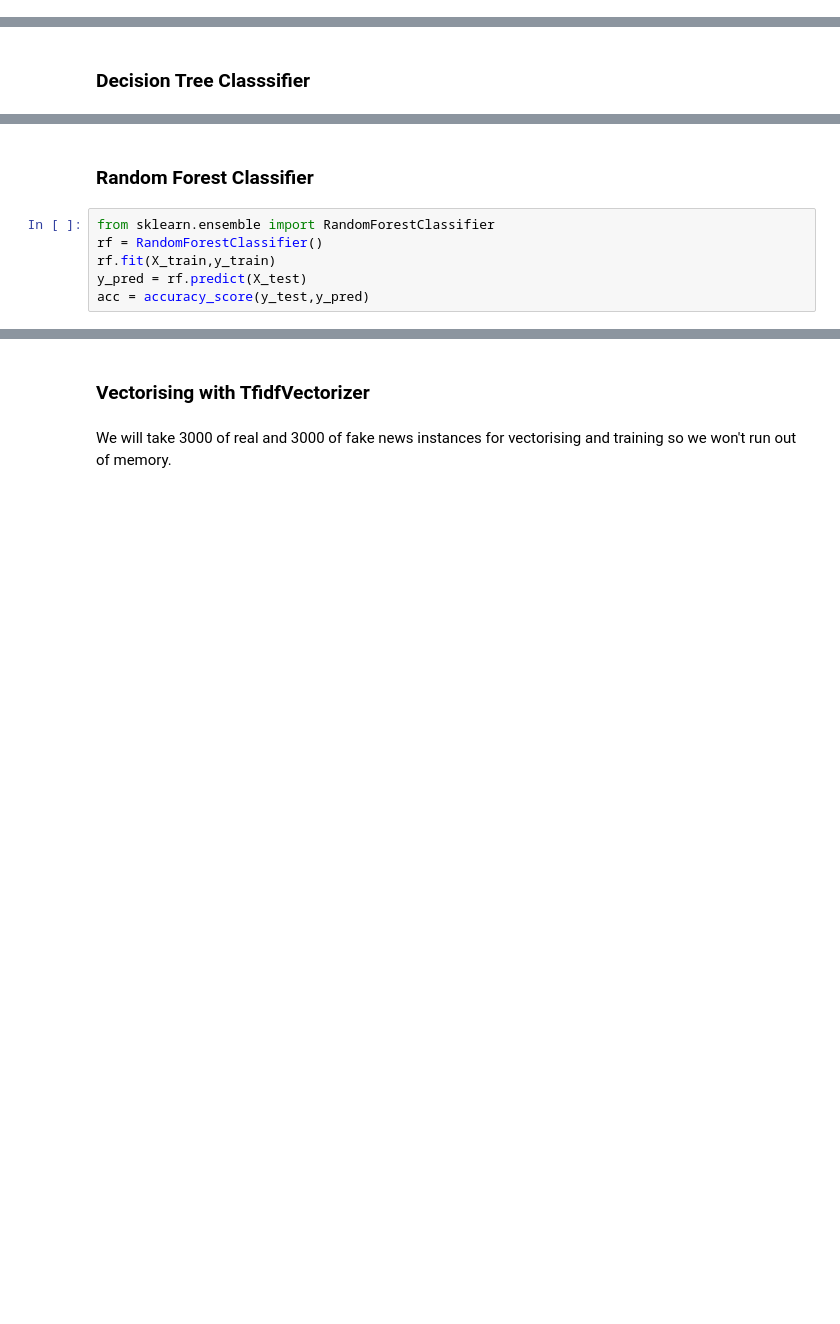
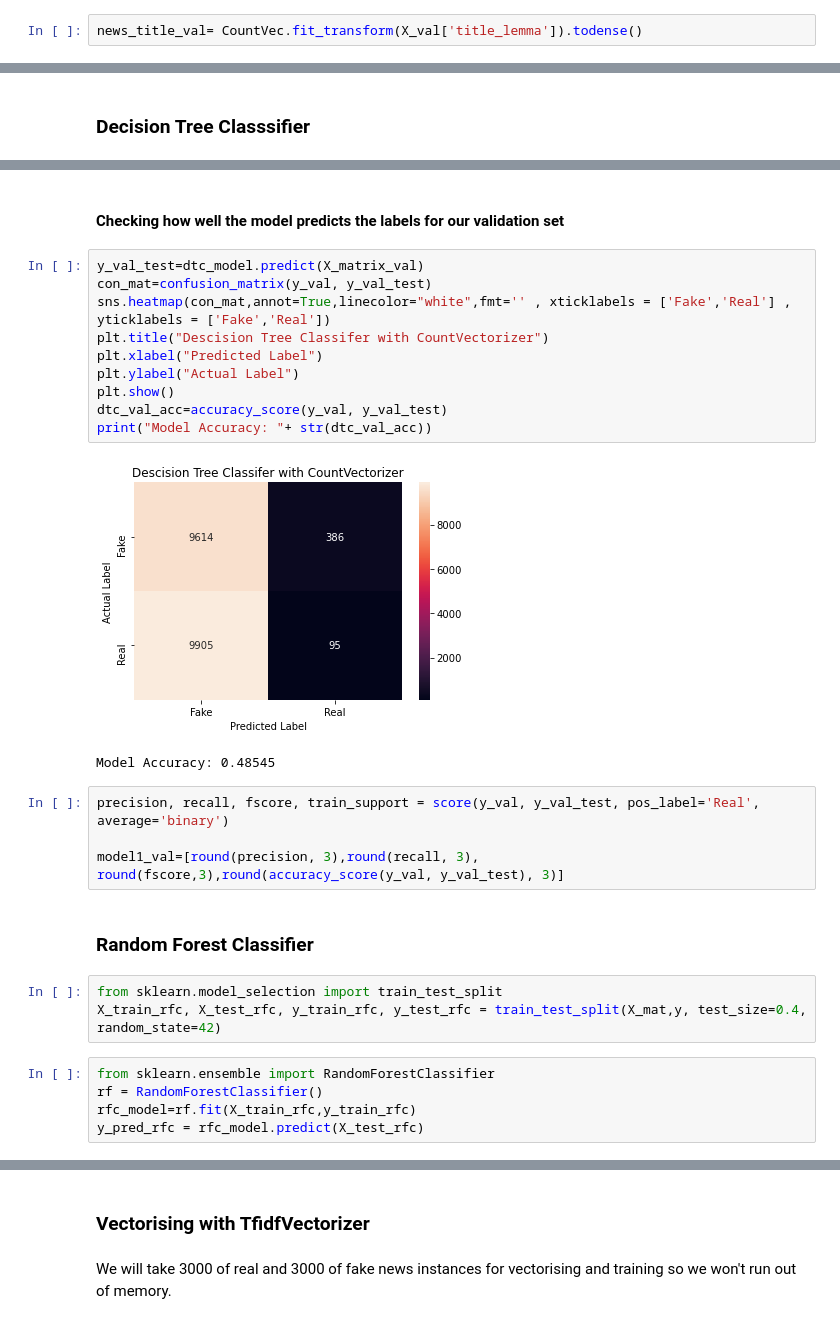
Before and after one commit to carolinlyybek/ids_fakenews, a Jupyter notebook: Project D23 KAGGLE-FAKE NEWS DETECTION.ipynb, the cells around one changed output, grey strips where cells are left out. Drawn from its saved outputs; the diff is of its cells as text; blank space fills up the shorter version.

```diff
--- a/Project D23 KAGGLE-FAKE NEWS DETECTION.ipynb
+++ b/Project D23 KAGGLE-FAKE NEWS DETECTION.ipynb
@@ -338 +360,3 @@ News_title
+# %%
+news_title_val= CountVec.fit_transform(X_val['title_lemma']).todense()
 # %% [markdown]
@@ -366,9 +418,30 @@ accuracy_score(y_test, y_pred)
+# %% [markdown]
+#### Checking how well the model predicts the labels for our validation set
+# %%
+y_val_test=dtc_model.predict(X_matrix_val)
+con_mat=confusion_matrix(y_val, y_val_test)
+sns.heatmap(con_mat,annot=True,linecolor="white",fmt='' , xticklabels = ['Fake','Real'] , yticklabels = ['Fake','Real'])
+plt.title("Descision Tree Classifer with CountVectorizer")
+plt.xlabel("Predicted Label")
+plt.ylabel("Actual Label")
+plt.show()
+dtc_val_acc=accuracy_score(y_val, y_val_test)
+print("Model Accuracy: "+ str(dtc_val_acc))
+# %% [output]
+[figure, added]
+Model Accuracy: 0.48545
+# %%
+precision, recall, fscore, train_support = score(y_val, y_val_test, pos_label='Real', average='binary')
+
+model1_val=[round(precision, 3),round(recall, 3), round(fscore,3),round(accuracy_score(y_val, y_val_test), 3)]
 # %% [markdown]
 ### Random Forest Classifier
+# %%
+from sklearn.model_selection import train_test_split
+X_train_rfc, X_test_rfc, y_train_rfc, y_test_rfc = train_test_split(X_mat,y, test_size=0.4, random_state=42)
 # %%
 from sklearn.ensemble import RandomForestClassifier
 rf = RandomForestClassifier()
-rf.fit(X_train,y_train)
-y_pred = rf.predict(X_test)
-acc = accuracy_score(y_test,y_pred)
+rfc_model=rf.fit(X_train_rfc,y_train_rfc)
+y_pred_rfc = rfc_model.predict(X_test_rfc)
 # %%
```
Also changed, not shown: parts of 75 cells of this notebook, 4 other files.
